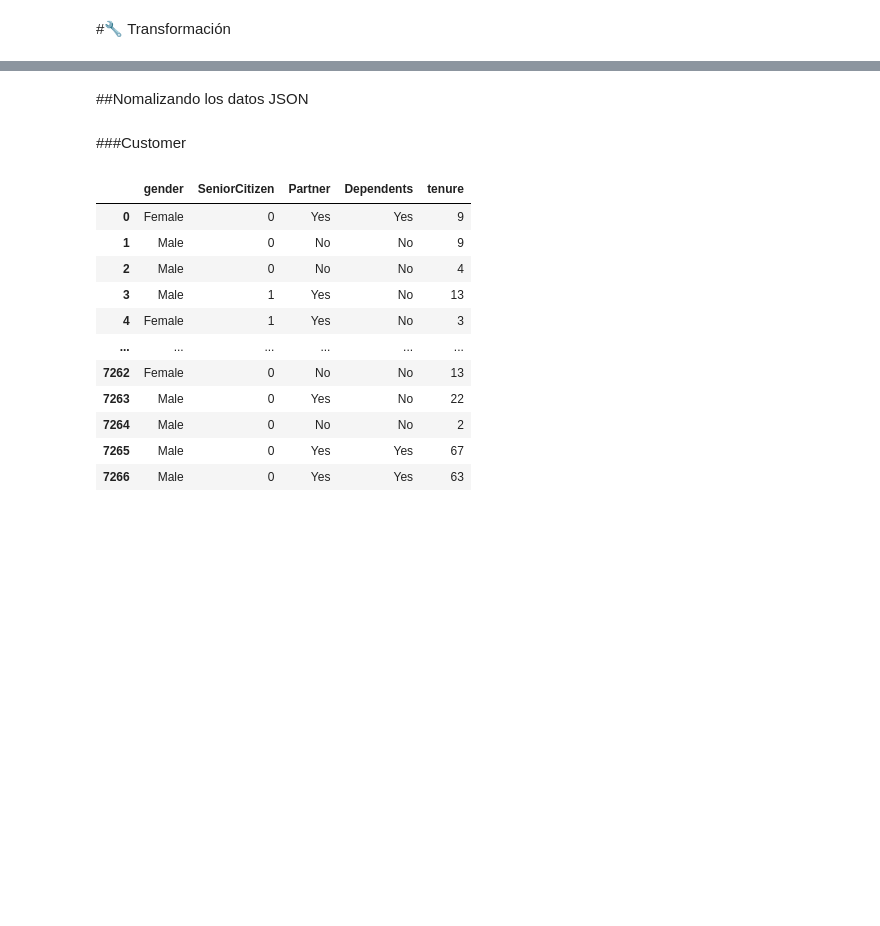
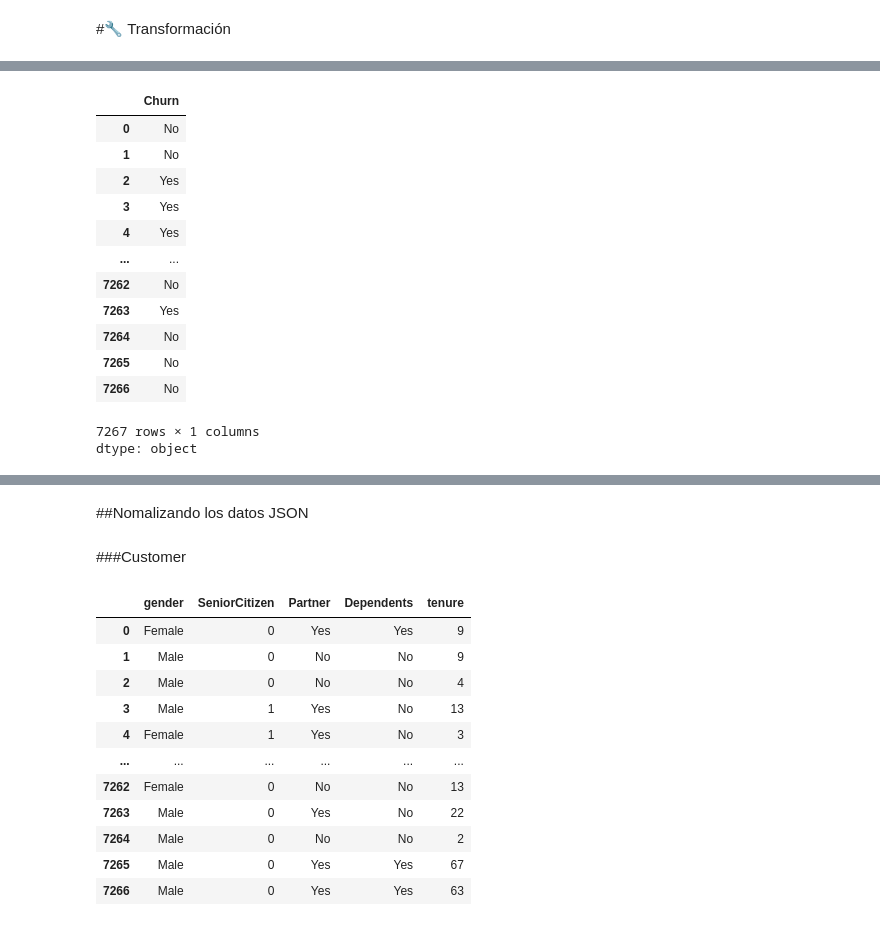
Before and after one commit to Ser2k2/challenge2-data-science-latam, a Jupyter notebook: TelecomX_LATAM.ipynb, the cells around one changed output, grey strips where cells are left out. Drawn from its saved outputs; the diff is of its cells as text; code cells hidden in the pictures; blank space fills up the shorter version.

```diff
--- a/TelecomX_LATAM.ipynb
+++ b/TelecomX_LATAM.ipynb
@@ -70,0 +165,17 @@ array(['No', 'Yes', ''], dtype=object)
+# %%
+df_ID_Churn['Churn'].replace('', np.nan)
+# %% [output]
+|  | Churn |
+| 0 | No |
+| 1 | No |
+| 2 | Yes |
+| 3 | Yes |
+| 4 | Yes |
+| ... | ... |
+| 7262 | No |
+| 7263 | Yes |
+| 7264 | No |
+| 7265 | No |
+| 7266 | No |
+7267 rows × 1 columns
+dtype: object
```
Also changed, not shown: parts of 81 cells of this notebook.
